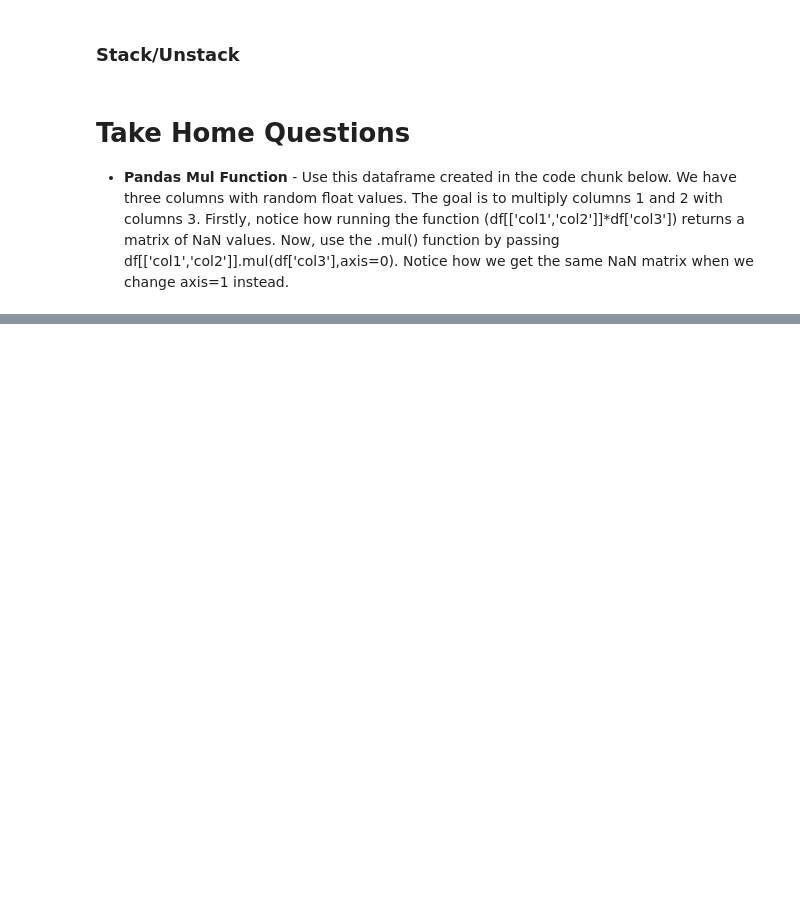
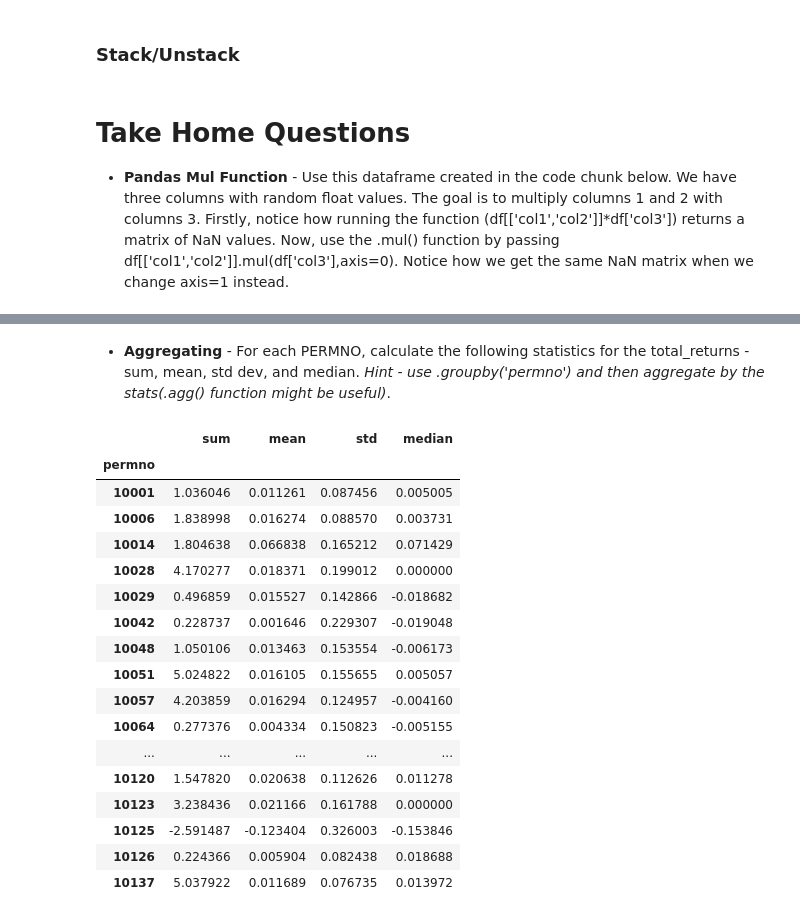
Before and after one commit to xiangshang4/RMD, a Jupyter notebook: Module2.ipynb, the cells around one changed output, grey strips where cells are left out. Drawn from its saved outputs; the diff is of its cells as text; code cells hidden in the pictures; blank space fills up the shorter version.

```diff
--- a/Module2.ipynb
+++ b/Module2.ipynb
@@ -340 +386,25 @@ df
+# %% [markdown]
+- **Aggregating** - For each PERMNO, calculate the following statistics for the total_returns - sum, mean, std dev, and median. *Hint - use .groupby('permno') and then aggregate by the stats(.agg() function might be useful)*.
+# %%
+df['total_returns']=pd.to_numeric(df['total_returns'],errors='coerce')
+df.groupby('permno')['total_returns'].agg([np.sum,np.mean,np.std,np.median])
+# %% [output]
+|  | sum | mean | std | median |
+| permno |  |  |  |  |
+| 10001 | 1.036046 | 0.011261 | 0.087456 | 0.005005 |
+| 10006 | 1.838998 | 0.016274 | 0.088570 | 0.003731 |
+| 10014 | 1.804638 | 0.066838 | 0.165212 | 0.071429 |
+| 10028 | 4.170277 | 0.018371 | 0.199012 | 0.000000 |
+| 10029 | 0.496859 | 0.015527 | 0.142866 | -0.018682 |
+| 10042 | 0.228737 | 0.001646 | 0.229307 | -0.019048 |
+| 10048 | 1.050106 | 0.013463 | 0.153554 | -0.006173 |
+| 10051 | 5.024822 | 0.016105 | 0.155655 | 0.005057 |
+| 10057 | 4.203859 | 0.016294 | 0.124957 | -0.004160 |
+| 10064 | 0.277376 | 0.004334 | 0.150823 | -0.005155 |
+| ... | ... | ... | ... | ... |
+| 10120 | 1.547820 | 0.020638 | 0.112626 | 0.011278 |
+| 10123 | 3.238436 | 0.021166 | 0.161788 | 0.000000 |
+| 10125 | -2.591487 | -0.123404 | 0.326003 | -0.153846 |
+| 10126 | 0.224366 | 0.005904 | 0.082438 | 0.018688 |
+| 10137 | 5.037922 | 0.011689 | 0.076735 | 0.013972 |
 # %% [markdown]
```
Also changed, not shown: parts of 11 cells of this notebook.
